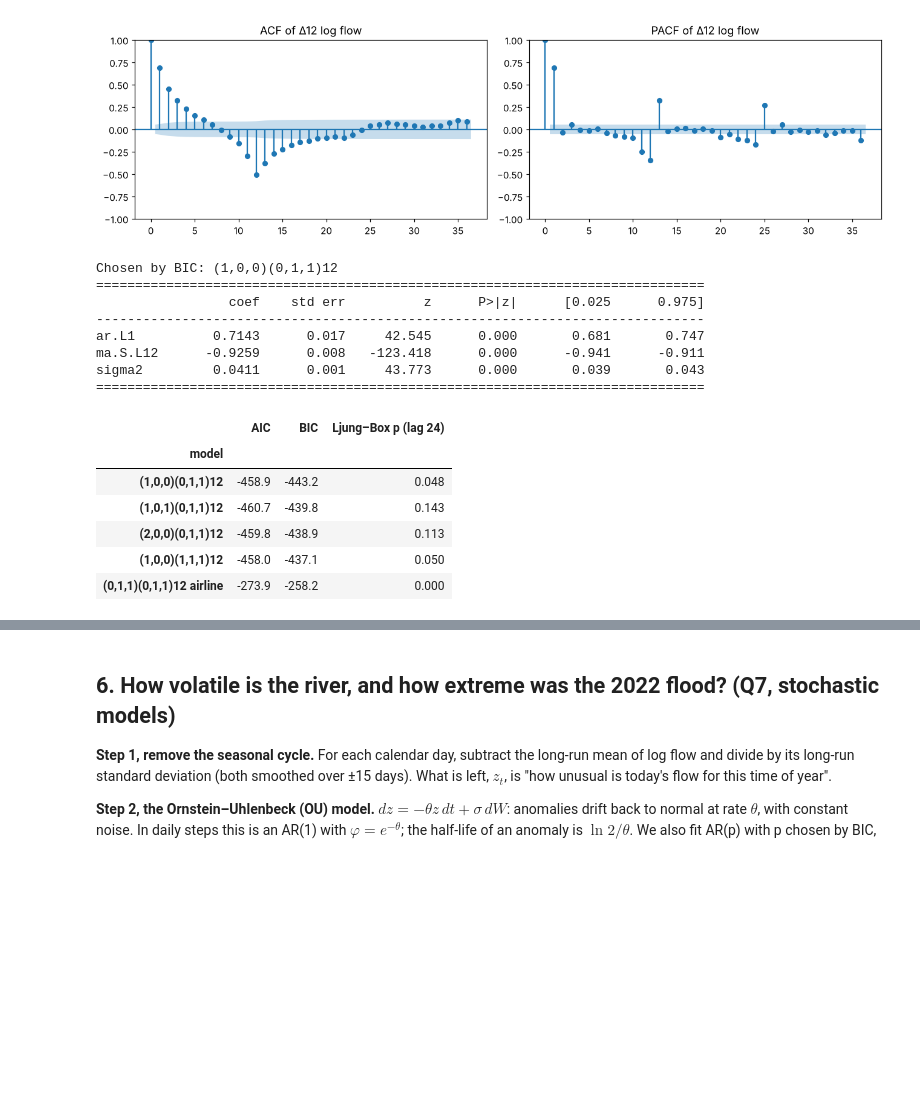
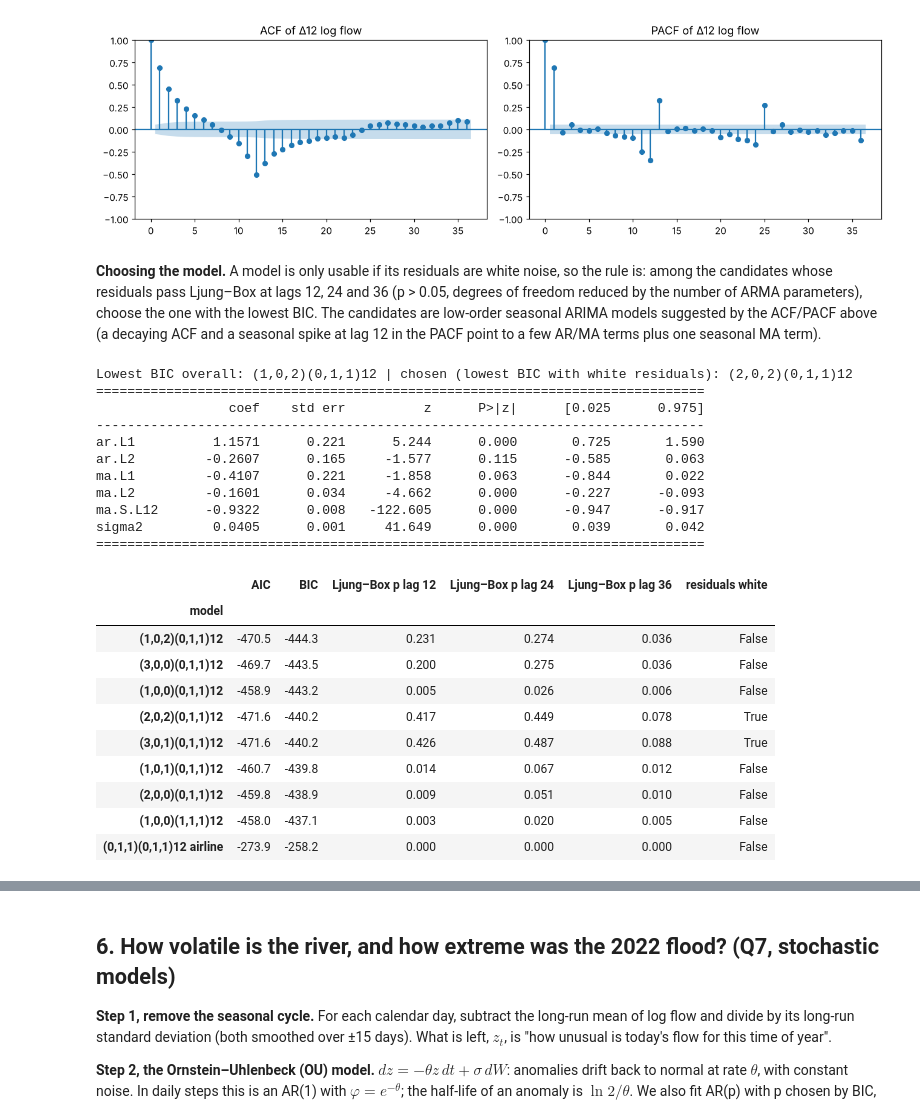
Before and after one commit to green-turtle18/yellowstone-tsa, a Jupyter notebook: 02_vegetation_snow_river/notebooks/12_snow_river.ipynb, the cells around one changed output, grey strips where cells are left out. Saved outputs shown, nothing was run; the diff lists cells and outputs as text; code cells hidden in the pictures; blank space fills up the shorter version.

Commit message:
Part 2 Granger and residual checks; combined presentation and final report

```diff
--- a/02_vegetation_snow_river/notebooks/12_snow_river.ipynb
+++ b/02_vegetation_snow_river/notebooks/12_snow_river.ipynb
@@ -387,34 +478,49 @@ plot_pacf(logm.diff(12).dropna(), lags=36, ax=ax[1], method="ywm"); ax[1].set_ti
 save(fig, "06_sarima_acf")
 # %% [output]
 [figure]
+# %% [markdown]
+**Choosing the model.** A model is only usable if its residuals are white noise, so the rule is: among the candidates whose residuals pass Ljung–Box at lags 12, 24 and 36 (p > 0.05, degrees of freedom reduced by the number of ARMA parameters), choose the one with the lowest BIC. The candidates are low-order seasonal ARIMA models suggested by the ACF/PACF above (a decaying ACF and a seasonal spike at lag 12 in the PACF point to a few AR/MA terms plus one seasonal MA term).
 # %%
 cands = {"(1,0,0)(0,1,1)12": ((1, 0, 0), (0, 1, 1, 12)), "(1,0,1)(0,1,1)12": ((1, 0, 1), (0, 1, 1, 12)),
-         "(2,0,0)(0,1,1)12": ((2, 0, 0), (0, 1, 1, 12)), "(0,1,1)(0,1,1)12 airline": ((0, 1, 1), (0, 1, 1, 12)),
-         "(1,0,0)(1,1,1)12": ((1, 0, 0), (1, 1, 1, 12))}
+         "(2,0,0)(0,1,1)12": ((2, 0, 0), (0, 1, 1, 12)), "(3,0,0)(0,1,1)12": ((3, 0, 0), (0, 1, 1, 12)),
+         "(1,0,2)(0,1,1)12": ((1, 0, 2), (0, 1, 1, 12)), "(2,0,2)(0,1,1)12": ((2, 0, 2), (0, 1, 1, 12)),
+         "(3,0,1)(0,1,1)12": ((3, 0, 1), (0, 1, 1, 12)), "(1,0,0)(1,1,1)12": ((1, 0, 0), (1, 1, 1, 12)),
+         "(0,1,1)(0,1,1)12 airline": ((0, 1, 1), (0, 1, 1, 12))}
 ident, fits = [], {}
 for name, (o, so) in cands.items():
     r = SARIMAX(logm, order=o, seasonal_order=so).fit(disp=False)
     fits[name] = r
+    k = sum(o[:1] + o[2:] + so[:1] + so[2:3])
+    lb = acorr_ljungbox(r.resid[13:], lags=[12, 24, 36], model_df=k).lb_pvalue.values
     ident.append({"model": name, "AIC": round(r.aic, 1), "BIC": round(r.bic, 1),
-                  "Ljung–Box p (lag 24)": round(acorr_ljungbox(r.resid[13:], lags=[24]).lb_pvalue.iloc[0], 3)})
+                  **{f"Ljung–Box p lag {l}": round(v, 3) for l, v in zip((12, 24, 36), lb)},
+                  "residuals white": bool(lb.min() > 0.05)})
 ident = pd.DataFrame(ident).set_index("model").sort_values("BIC")
 ident.to_csv(TAB / "P2_sarima_identification.csv")
-best = ident.index[0]
-print("Chosen by BIC:", best); print(fits[best].summary().tables[1])
+best = ident[ident["residuals white"]].index[0]
+print("Lowest BIC overall:", ident.index[0], "| chosen (lowest BIC with white residuals):", best)
+print(fits[best].summary().tables[1])
 ident
 # %% [output]
-Chosen by BIC: (1,0,0)(0,1,1)12
+Lowest BIC overall: (1,0,2)(0,1,1)12 | chosen (lowest BIC with white residuals): (2,0,2)(0,1,1)12
 ==============================================================================
                  coef    std err          z      P>|z|      [0.025      0.975]
 ------------------------------------------------------------------------------
-ar.L1          0.7143      0.017     42.545      0.000       0.681       0.747
-ma.S.L12      -0.9259      0.008   -123.418      0.000      -0.941      -0.911
-sigma2         0.0411      0.001     43.773      0.000       0.039       0.043
+ar.L1          1.1571      0.221      5.244      0.000       0.725       1.590
+ar.L2         -0.2607      0.165     -1.577      0.115      -0.585       0.063
+ma.L1         -0.4107      0.221     -1.858      0.063      -0.844       0.022
+ma.L2         -0.1601      0.034     -4.662      0.000      -0.227      -0.093
+ma.S.L12      -0.9322      0.008   -122.605      0.000      -0.947      -0.917
+sigma2         0.0405      0.001     41.649      0.000       0.039       0.042
 ==============================================================================
-|  | AIC | BIC | Ljung–Box p (lag 24) |
-| model |  |  |  |
-| (1,0,0)(0,1,1)12 | -458.9 | -443.2 | 0.048 |
-| (1,0,1)(0,1,1)12 | -460.7 | -439.8 | 0.143 |
-| (2,0,0)(0,1,1)12 | -459.8 | -438.9 | 0.113 |
-| (1,0,0)(1,1,1)12 | -458.0 | -437.1 | 0.050 |
-| (0,1,1)(0,1,1)12 airline | -273.9 | -258.2 | 0.000 |
+|  | AIC | BIC | Ljung–Box p lag 12 | Ljung–Box p lag 24 | Ljung–Box p lag 36 | residuals white |
+| model |  |  |  |  |  |  |
+| (1,0,2)(0,1,1)12 | -470.5 | -444.3 | 0.231 | 0.274 | 0.036 | False |
+| (3,0,0)(0,1,1)12 | -469.7 | -443.5 | 0.200 | 0.275 | 0.036 | False |
+| (1,0,0)(0,1,1)12 | -458.9 | -443.2 | 0.005 | 0.026 | 0.006 | False |
+| (2,0,2)(0,1,1)12 | -471.6 | -440.2 | 0.417 | 0.449 | 0.078 | True |
+| (3,0,1)(0,1,1)12 | -471.6 | -440.2 | 0.426 | 0.487 | 0.088 | True |
+| (1,0,1)(0,1,1)12 | -460.7 | -439.8 | 0.014 | 0.067 | 0.012 | False |
+| (2,0,0)(0,1,1)12 | -459.8 | -438.9 | 0.009 | 0.051 | 0.010 | False |
+| (1,0,0)(1,1,1)12 | -458.0 | -437.1 | 0.003 | 0.020 | 0.005 | False |
+| (0,1,1)(0,1,1)12 airline | -273.9 | -258.2 | 0.000 | 0.000 | 0.000 | False |
```
Also changed, not shown: parts of 18 cells of this notebook, 31 other files.
